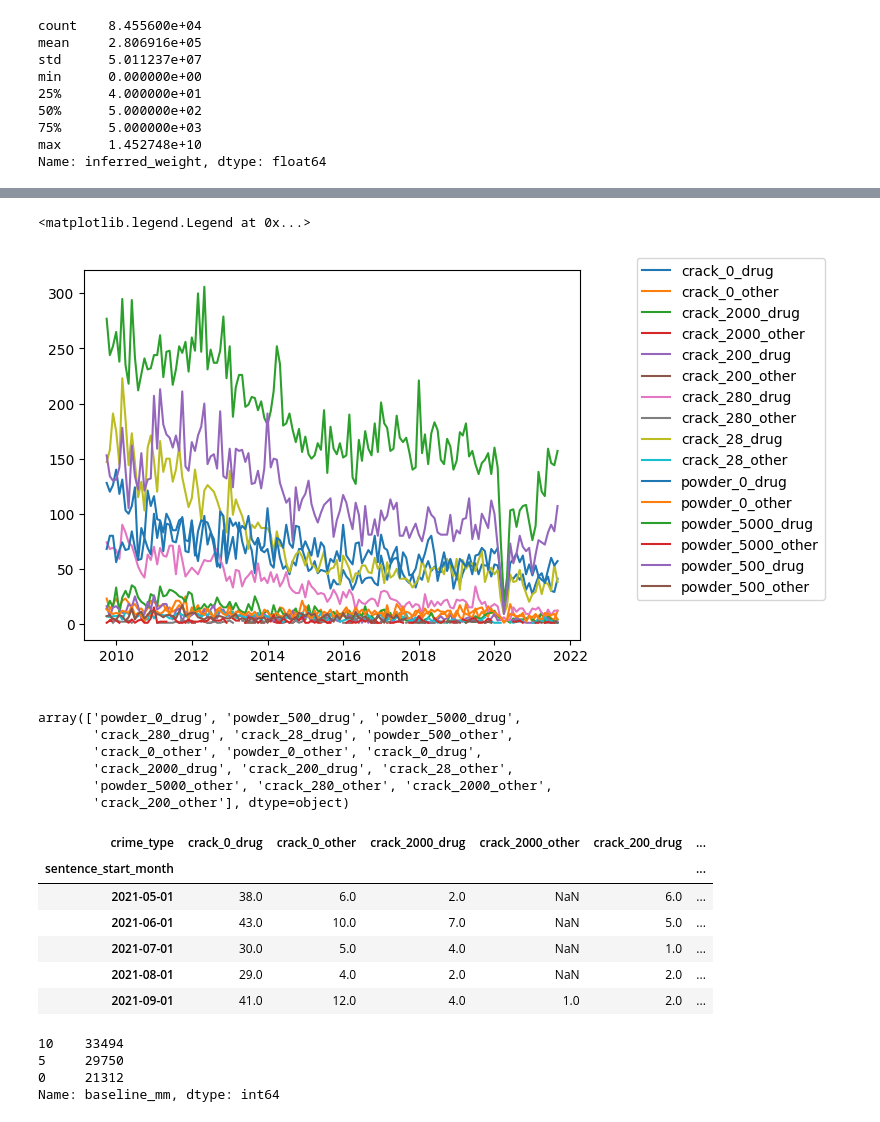
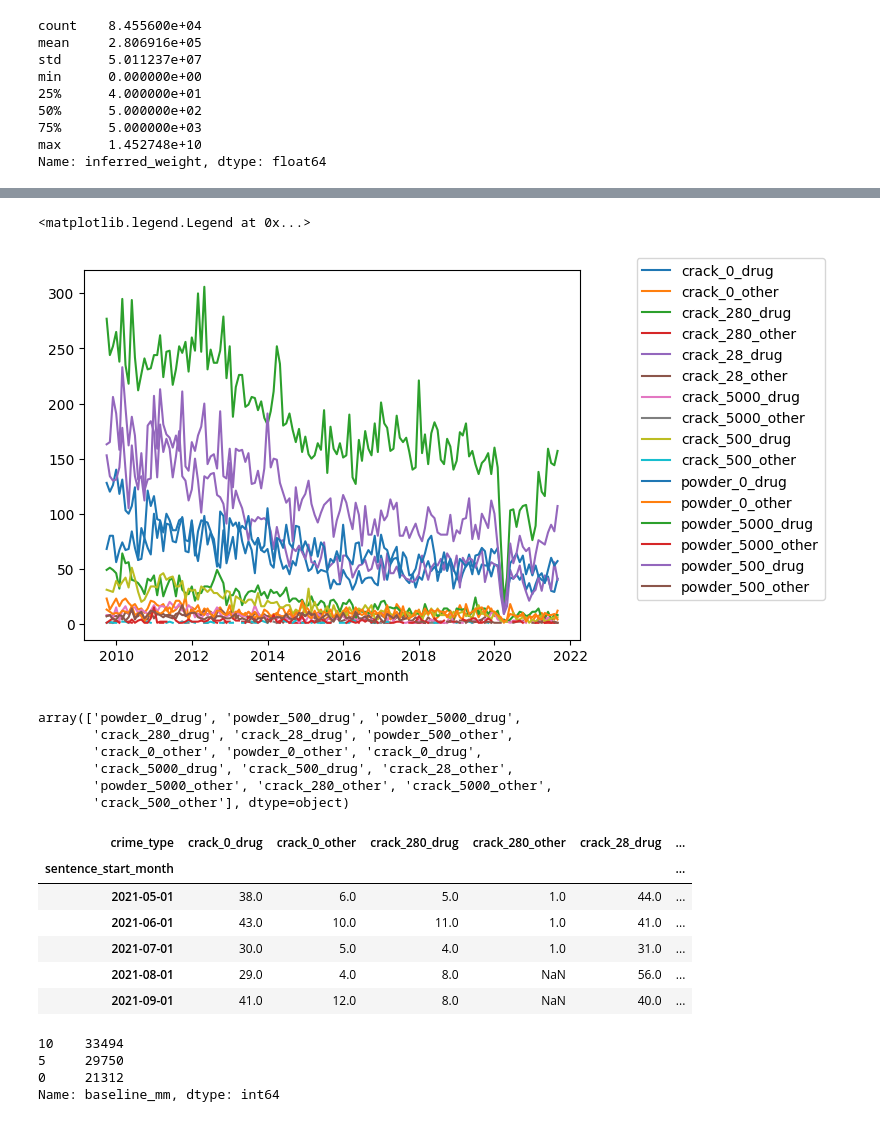
Before and after one commit to stanford-decarceration-collective/stanford-decarceration-collective, a Jupyter notebook: notebooks/historical_data_federal_prison_2021.ipynb, the cells around one changed output, grey strips where cells are left out. Drawn from its saved outputs; the diff is of its cells as text; code cells hidden in the pictures.

```diff
--- a/notebooks/historical_data_federal_prison_2021.ipynb
+++ b/notebooks/historical_data_federal_prison_2021.ipynb
@@ -536,7 +536,7 @@ Commercialized Vice                          2
 Name: primary_crime_type, dtype: int64
 # %%
 # Add a row for crime_type that differentiates the different groups that each policy will impact
-crack_weight_range = np.array([0, 28, 200, 280, 2000])
+crack_weight_range = np.array([0, 28, 280, 500, 5000])
 powder_weight_range = np.array([0, 500, 5000])
 
 # Categorize more severe offenses that aren't primarily drug-related in a separate group
@@ -551,55 +551,55 @@ primary_crime_type_map = {
 }
 
 
 def add_crime_type_column(row):
     """Add the column to be used for the simulation `crime_type` aggregation axes"""
     if row["drug_type"] == "crack":
         weight_class = crack_weight_range[
             np.where(crack_weight_range <= row["inferred_weight"])
         ].max()
     elif row["drug_type"] == "powder":
         weight_class = powder_weight_range[
             np.where(powder_weight_range <= row["inferred_weight"])
         ].max()
     else:
         raise ValueError(f"Unsupported drug type {row['drug_type']}")
 
     #     return f"{row['drug_type']}_{weight_class}"
     return f"{row['drug_type']}_{weight_class}_{row['primary_crime_type_category']}"
 
 
 sentence_data["primary_crime_type_category"] = sentence_data[
     "primary_crime_type"
 ].apply(lambda x: primary_crime_type_map.get(x, "drug"))
 sentence_data["crime_type"] = sentence_data.apply(add_crime_type_column, axis=1)
 sentence_data.groupby(["sentence_start_month", "crime_type"]).count()[
     "primary_crime_type"
 ].unstack("crime_type").plot()
 plt.legend(bbox_to_anchor=(1.1, 1.05))
 # %% [output]
 <matplotlib.legend.Legend at 0x...>
-[figure, old version]
+[figure, new version]
 # %%
 sentence_data.crime_type.unique()
 # %% [output]
 array(['powder_0_drug', 'powder_500_drug', 'powder_5000_drug',
        'crack_280_drug', 'crack_28_drug', 'powder_500_other',
        'crack_0_other', 'powder_0_other', 'crack_0_drug',
-       'crack_2000_drug', 'crack_200_drug', 'crack_28_other',
-       'powder_5000_other', 'crack_280_other', 'crack_2000_other',
-       'crack_200_other'], dtype=object)
+       'crack_5000_drug', 'crack_500_drug', 'crack_28_other',
+       'powder_5000_other', 'crack_280_other', 'crack_5000_other',
+       'crack_500_other'], dtype=object)
 # %%
 sentence_data.groupby(["sentence_start_month", "crime_type"]).count()[
     "primary_crime_type"
 ].unstack("crime_type").tail(5)
 # %% [output]
-| crime_type | crack_0_drug | crack_0_other | crack_2000_drug | crack_2000_other | crack_200_drug | ... |
+| crime_type | crack_0_drug | crack_0_other | crack_280_drug | crack_280_other | crack_28_drug | ... |
 | sentence_start_month |  |  |  |  |  | ... |
-| 2021-05-01 | 38.0 | 6.0 | 2.0 | NaN | 6.0 | ... |
-| 2021-06-01 | 43.0 | 10.0 | 7.0 | NaN | 5.0 | ... |
-| 2021-07-01 | 30.0 | 5.0 | 4.0 | NaN | 1.0 | ... |
-| 2021-08-01 | 29.0 | 4.0 | 2.0 | NaN | 2.0 | ... |
-| 2021-09-01 | 41.0 | 12.0 | 4.0 | 1.0 | 2.0 | ... |
+| 2021-05-01 | 38.0 | 6.0 | 5.0 | 1.0 | 44.0 | ... |
+| 2021-06-01 | 43.0 | 10.0 | 11.0 | 1.0 | 41.0 | ... |
+| 2021-07-01 | 30.0 | 5.0 | 4.0 | 1.0 | 31.0 | ... |
+| 2021-08-01 | 29.0 | 4.0 | 8.0 | NaN | 56.0 | ... |
+| 2021-09-01 | 41.0 | 12.0 | 8.0 | NaN | 40.0 | ... |
 # %%
 def add_mm(row, crack_limits, powder_limits):
     """Return the mandatory minimum prison length defined by the weight limits"""
```
Also changed, not shown: parts of 14 cells of this notebook, 4 other files.
